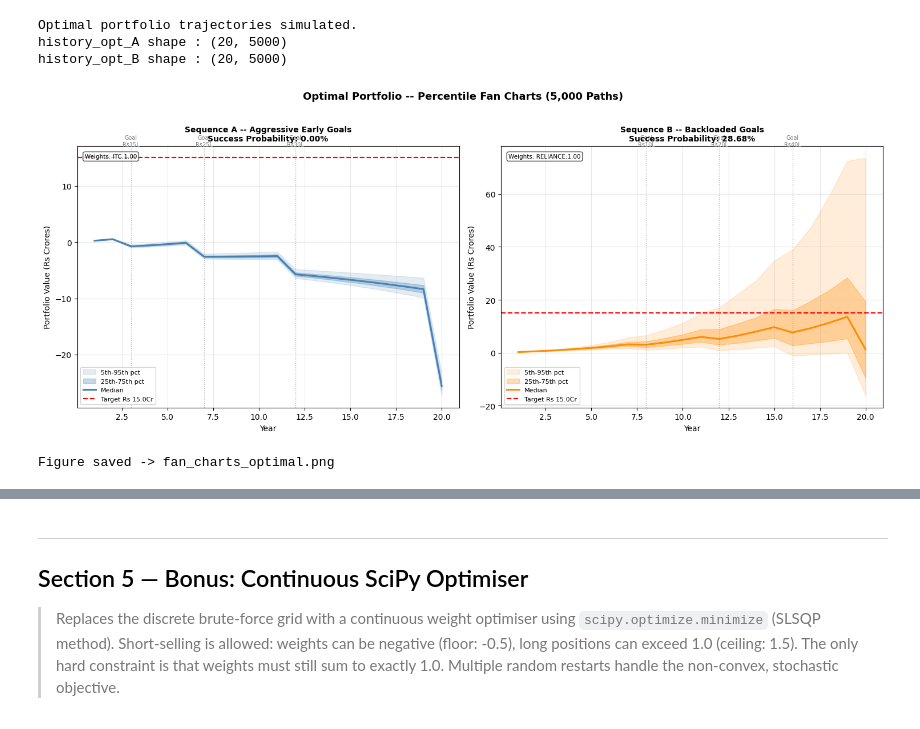
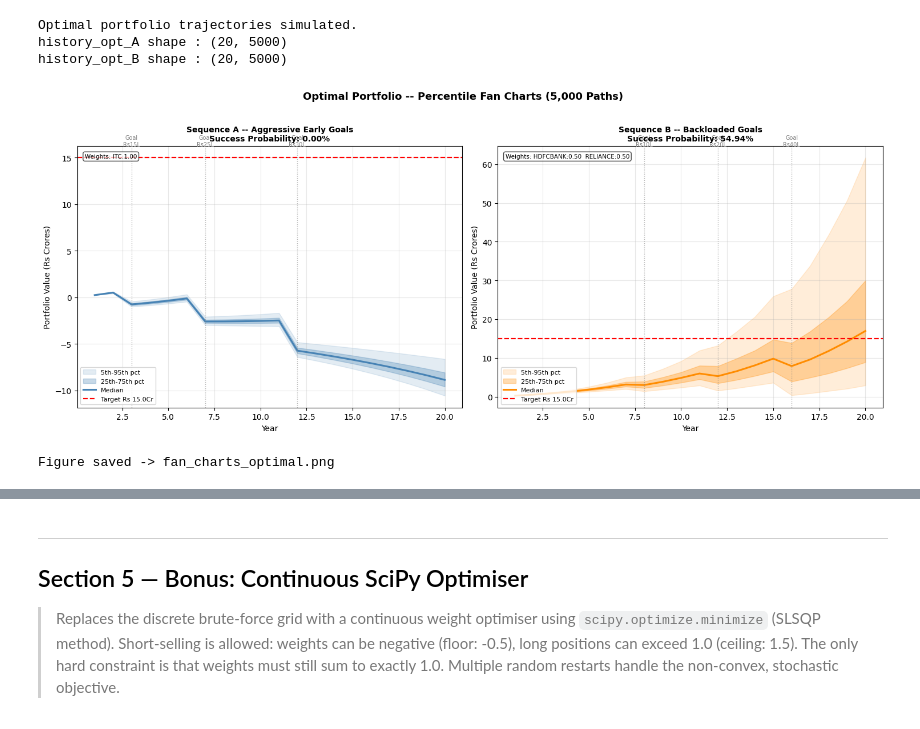
Before and after one commit to usnaveen/DA6701-Data-Science-and-AI-in-Finance, a Jupyter notebook: Assignment5/main.ipynb, the cells around one changed output, grey strips where cells are left out. Cells and saved outputs as stored; diff of their text form; code cells hidden in the pictures.

```diff
--- a/Assignment5/main.ipynb
+++ b/Assignment5/main.ipynb
@@ -427,7 +427,7 @@ history_A = simulate_portfolio_yearly(
     mu,
     cov,
     savings,
-    goals={**GOALS_A, 20: TERMINAL_GOAL},
+    goals=GOALS_A,
     n_paths=N_PATHS,
     seed=42,
 )
@@ -484,7 +484,7 @@ history_B = simulate_portfolio_yearly(
     mu,
     cov,
     savings,
-    goals={**GOALS_B, 20: TERMINAL_GOAL},
+    goals=GOALS_B,
     n_paths=N_PATHS,
     seed=42,
 )
@@ -571,7 +571,7 @@ Total candidates     : 3125 (5^5)
 Valid combinations   : 70 (sum == 1.0)
 # %%
 # Full goal dict includes the terminal goal at Year 20
-goals_A_full = {**GOALS_A, 20: TERMINAL_GOAL}
+goals_A_full = GOALS_A
 
 print("Sequence A -- Aggressive Early Goals")
 print(f"Goals : {goals_A_full}\n")
@@ -606,7 +606,7 @@ Running optimisation...
   Success Probability : 0.00%
 =======================================================
 # %%
-goals_B_full = {**GOALS_B, 20: TERMINAL_GOAL}
+goals_B_full = GOALS_B
 
 print("Sequence B -- Backloaded Goals")
 print(f"Goals : {goals_B_full}\n")
@@ -815,57 +807,88 @@ years = np.arange(1, HORIZON_YEARS + 1)
 fig, axes = plt.subplots(1, 2, figsize=(15, 6), sharey=False)
 
 plot_config = [
-    (history_opt_A, goals_A_full, best_w_A, best_p_A, "Sequence A -- Aggressive Early Goals", "steelblue"),
-    (history_opt_B, goals_B_full, best_w_B, best_p_B, "Sequence B -- Backloaded Goals",        "darkorange"),
+    (
+        history_opt_A,
+        goals_A_full,
+        best_w_A,
+        best_p_A,
+        "Sequence A -- Aggressive Early Goals",
+        "steelblue",
+    ),
+    (
+        history_opt_B,
+        goals_B_full,
+        best_w_B,
+        best_p_B,
+        "Sequence B -- Backloaded Goals",
+        "darkorange",
+    ),
 ]
 
 for ax, (history, goals_full, best_w, best_p, label, color) in zip(axes, plot_config):
-    p5  = np.percentile(history, 5,  axis=1) / 1e6
+    p5 = np.percentile(history, 5, axis=1) / 1e6
     p25 = np.percentile(history, 25, axis=1) / 1e6
     p50 = np.percentile(history, 50, axis=1) / 1e6
     p75 = np.percentile(history, 75, axis=1) / 1e6
     p95 = np.percentile(history, 95, axis=1) / 1e6
 
-    ax.fill_between(years, p5,  p95, alpha=0.15, color=color, label="5th-95th pct")
+    ax.fill_between(years, p5, p95, alpha=0.15, color=color, label="5th-95th pct")
     ax.fill_between(years, p25, p75, alpha=0.30, color=color, label="25th-75th pct")
     ax.plot(years, p50, color=color, linewidth=2.2, label="Median")
-    ax.axhline(TERMINAL_GOAL / 1e6, color="red", linestyle="--",
-               linewidth=1.6, label=f"Target Rs {TERMINAL_GOAL/1e6:.1f}Cr")
+    ax.axhline(
+        TERMINAL_GOAL / 1e6,
+        color="red",
+        linestyle="--",
+        linewidth=1.6,
+        label=f"Target Rs {TERMINAL_GOAL / 1e6:.1f}Cr",
+    )
 
     # Mark each intermediate goal year with a vertical line and annotation
     for yr, amt in goals_full.items():
         if yr < 20:
             ax.axvline(yr, color="grey", linestyle=":", linewidth=1.0, alpha=0.6)
             ax.annotate(
-                f"Goal\nRs{amt/1e5:.0f}L",
+                f"Goal\nRs{amt / 1e5:.0f}L",
                 xy=(yr, ax.get_ylim()[1] if ax.get_ylim()[1] > 0 else p95.max()),
-                fontsize=7, ha="center", color="grey",
+                fontsize=7,
+                ha="center",
+                color="grey",
             )
 
     # Annotate optimal weights inside the chart
     weight_str = "  ".join(
-        f"{t.split('.')[0]}:{w:.2f}"
-        for t, w in zip(TICKERS, best_w) if w > 0
+        f"{t.split('.')[0]}:{w:.2f}" for t, w in zip(TICKERS, best_w) if w > 0
     )
-    ax.text(0.02, 0.97, f"Weights: {weight_str}",
-            transform=ax.transAxes, fontsize=7.5, va="top",
-            bbox=dict(boxstyle="round,pad=0.3", facecolor="white", alpha=0.7))
+    ax.text(
+        0.02,
+        0.97,
+        f"Weights: {weight_str}",
+        transform=ax.transAxes,
+        fontsize=7.5,
+        va="top",
+        bbox=dict(boxstyle="round,pad=0.3", facecolor="white", alpha=0.7),
+    )
 
-    ax.set_title(f"{label}\nSuccess Probability: {best_p:.2%}",
-                 fontsize=10, fontweight="bold")
+    ax.set_title(
+        f"{label}\nSuccess Probability: {best_p:.2%}", fontsize=10, fontweight="bold"
+    )
     ax.set_xlabel("Year", fontsize=10)
     ax.set_ylabel("Portfolio Value (Rs Crores)", fontsize=10)
     ax.legend(fontsize=8, loc="lower left")
     ax.grid(alpha=0.3)
 
-fig.suptitle("Optimal Portfolio -- Percentile Fan Charts (5,000 Paths)",
-             fontsize=13, fontweight="bold", y=1.02)
+fig.suptitle(
+    "Optimal Portfolio -- Percentile Fan Charts (5,000 Paths)",
+    fontsize=13,
+    fontweight="bold",
+    y=1.02,
+)
 plt.tight_layout()
-plt.savefig(f'{IMAGES_DIR}/fan_charts_optimal.png', dpi=150, bbox_inches="tight")
+plt.savefig(f"{IMAGES_DIR}/fan_charts_optimal.png", dpi=150, bbox_inches="tight")
 plt.show()
 print("Figure saved -> fan_charts_optimal.png")
 # %% [output]
-[figure, old version]
+[figure, new version]
 Figure saved -> fan_charts_optimal.png
 # %%
 # Recompute equal-weight final values for direct comparison
```
Also changed, not shown: parts of 27 cells of this notebook, 16 other files.
